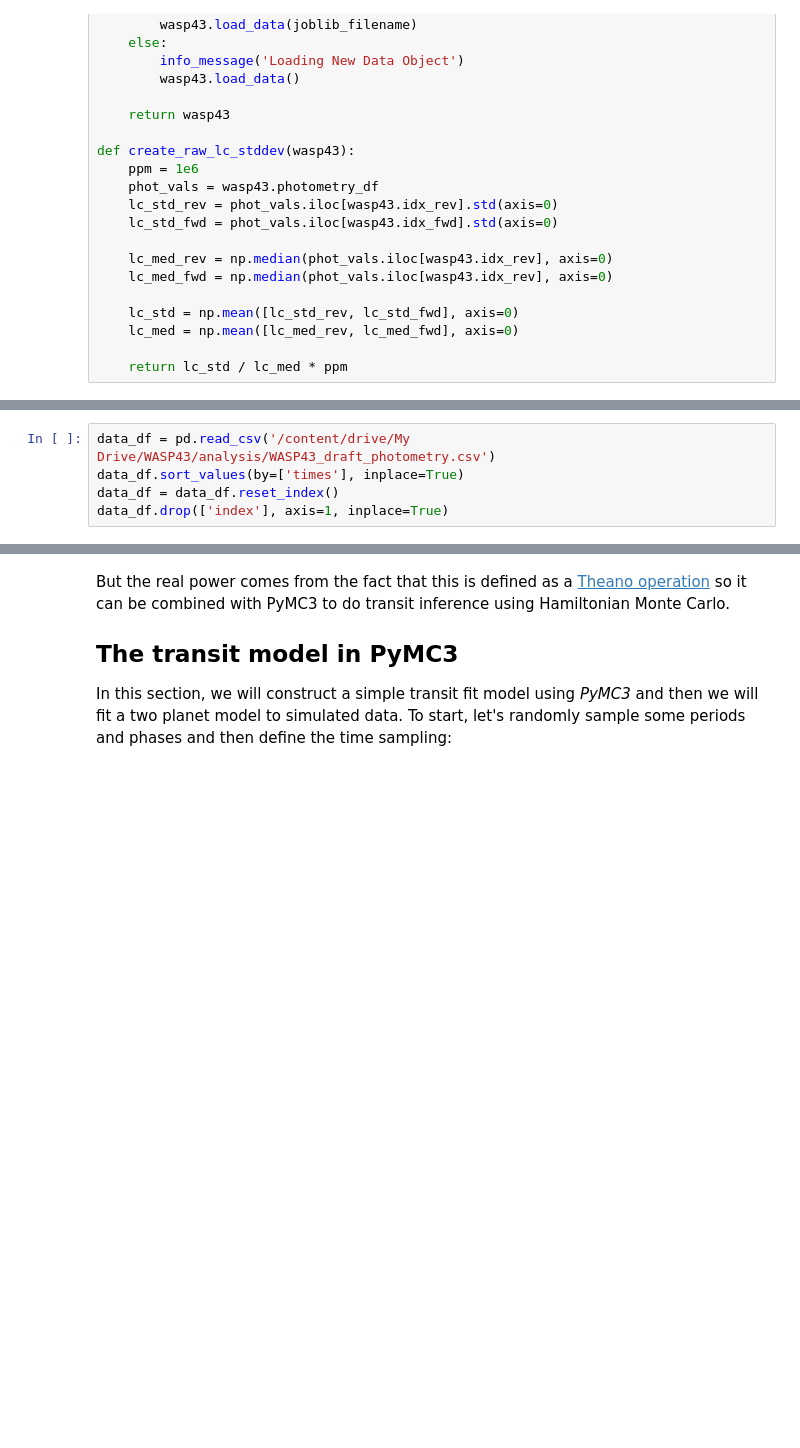
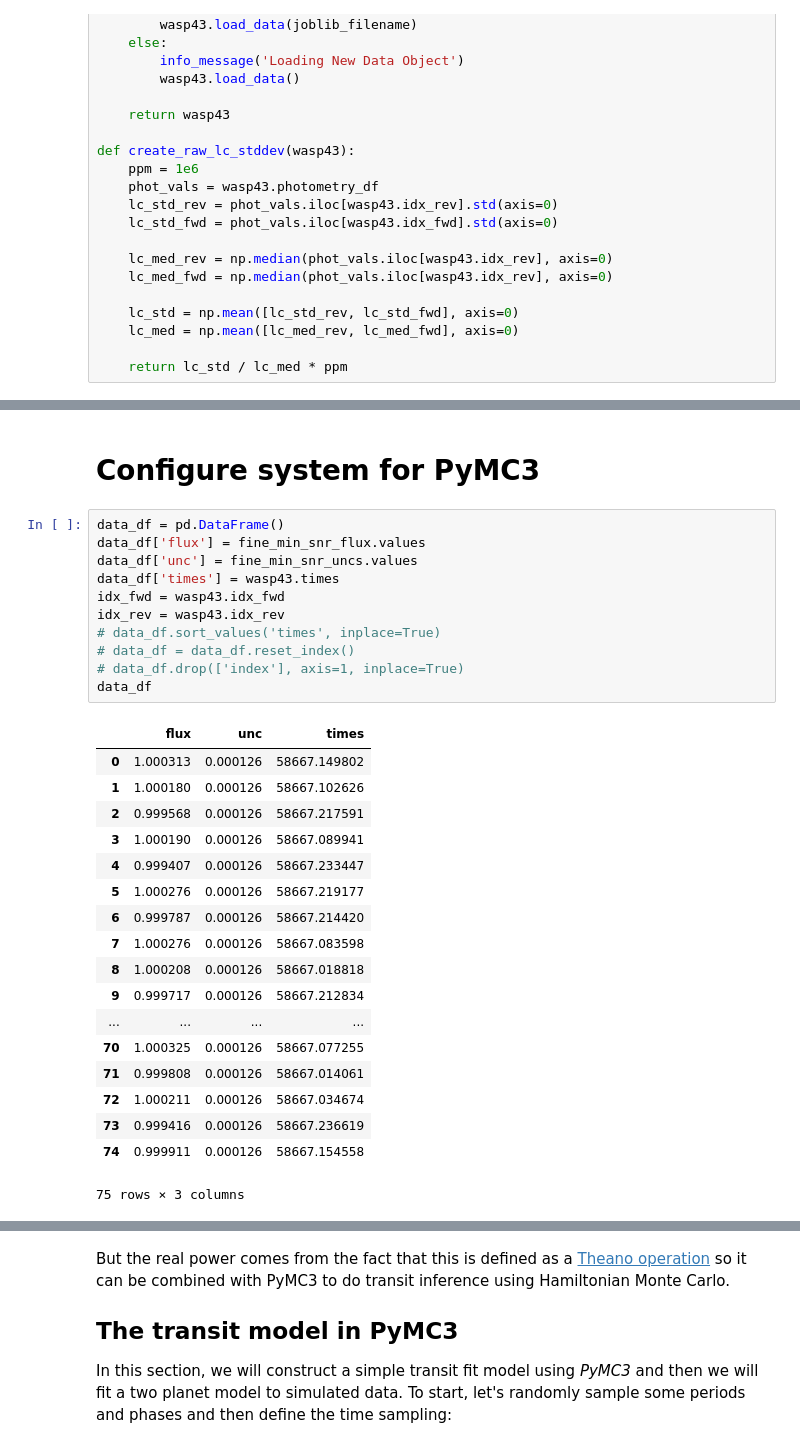
Before and after one commit to exowanderer/arctor, a Jupyter notebook: notebooks/wasp43_dfm_exoplanet_transit_tutorial.ipynb, the cells around one changed output, grey strips where cells are left out. Drawn from its saved outputs; the diff is of its cells as text; blank space fills up the shorter version.

```diff
--- a/notebooks/wasp43_dfm_exoplanet_transit_tutorial.ipynb
+++ b/notebooks/wasp43_dfm_exoplanet_transit_tutorial.ipynb
@@ -292,8 +183,35 @@ IndexError: ignored
+# %% [markdown]
+# Configure system for PyMC3
 # %%
-data_df = pd.read_csv('/content/drive/My Drive/WASP43/analysis/WASP43_draft_photometry.csv')
-data_df.sort_values(by=['times'], inplace=True)
-data_df = data_df.reset_index()
-data_df.drop(['index'], axis=1, inplace=True)
+data_df = pd.DataFrame()
+data_df['flux'] = fine_min_snr_flux.values
+data_df['unc'] = fine_min_snr_uncs.values
+data_df['times'] = wasp43.times
+idx_fwd = wasp43.idx_fwd
+idx_rev = wasp43.idx_rev
+# data_df.sort_values('times', inplace=True)
+# data_df = data_df.reset_index()
+# data_df.drop(['index'], axis=1, inplace=True)
+data_df
+# %% [output]
+|  | flux | unc | times |
+| 0 | 1.000313 | 0.000126 | 58667.149802 |
+| 1 | 1.000180 | 0.000126 | 58667.102626 |
+| 2 | 0.999568 | 0.000126 | 58667.217591 |
+| 3 | 1.000190 | 0.000126 | 58667.089941 |
+| 4 | 0.999407 | 0.000126 | 58667.233447 |
+| 5 | 1.000276 | 0.000126 | 58667.219177 |
+| 6 | 0.999787 | 0.000126 | 58667.214420 |
+| 7 | 1.000276 | 0.000126 | 58667.083598 |
+| 8 | 1.000208 | 0.000126 | 58667.018818 |
+| 9 | 0.999717 | 0.000126 | 58667.212834 |
+| ... | ... | ... | ... |
+| 70 | 1.000325 | 0.000126 | 58667.077255 |
+| 71 | 0.999808 | 0.000126 | 58667.014061 |
+| 72 | 1.000211 | 0.000126 | 58667.034674 |
+| 73 | 0.999416 | 0.000126 | 58667.236619 |
+| 74 | 0.999911 | 0.000126 | 58667.154558 |
+75 rows × 3 columns
 # %%
 # Compute a limb-darkened light curve using starry
 t = data_df['times']
```
Also changed, not shown: parts of 36 cells of this notebook, 1 other file.
